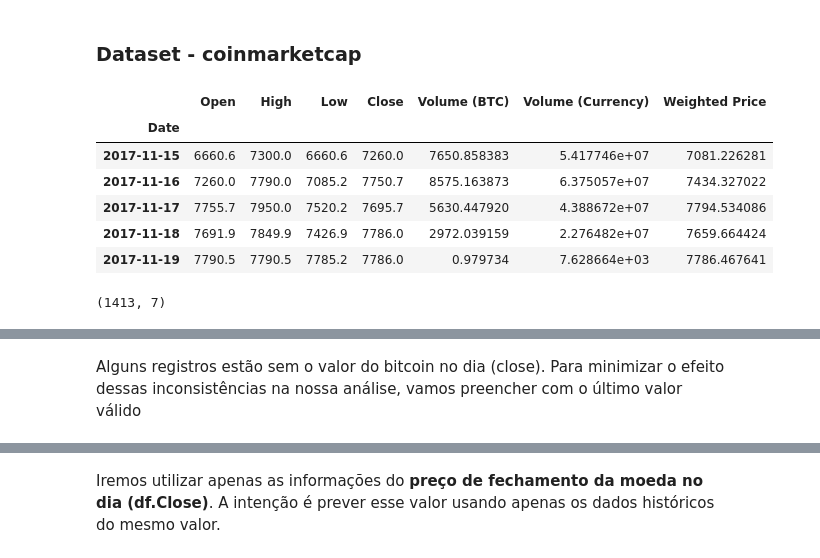
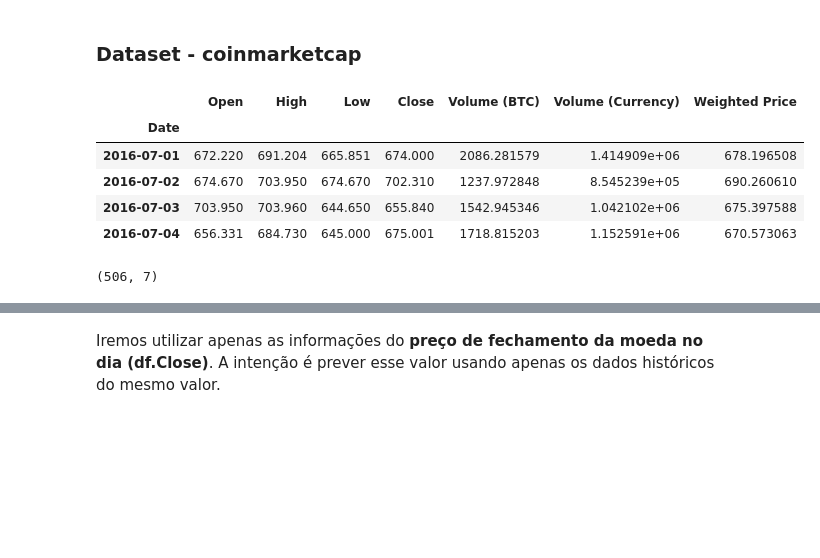
Before and after one commit to marlesson/hackathon_cotidiano_rnn, a Jupyter notebook: RNN - Preço do Bitcoin.ipynb, the cells around one changed output, grey strips where cells are left out. Saved outputs shown, nothing was run; the diff lists cells and outputs as text; code cells hidden in the pictures; blank space fills up the shorter version.

```diff
--- a/RNN - Preço do Bitcoin.ipynb
+++ b/RNN - Preço do Bitcoin.ipynb
@@ -60,22 +55,20 @@ np.random.seed(42)
 df = pd.read_csv(filepath_or_buffer="data_bitcoin.csv", index_col="Date")
-# %%
-df.tail()
-# %% [output]
-|  | Open | High | Low | Close | Volume (BTC) | Volume (Currency) | Weighted Price |
-| Date |  |  |  |  |  |  |  |
-| 2017-11-15 | 6660.6 | 7300.0 | 6660.6 | 7260.0 | 7650.858383 | 5.417746e+07 | 7081.226281 |
-| 2017-11-16 | 7260.0 | 7790.0 | 7085.2 | 7750.7 | 8575.163873 | 6.375057e+07 | 7434.327022 |
-| 2017-11-17 | 7755.7 | 7950.0 | 7520.2 | 7695.7 | 5630.447920 | 4.388672e+07 | 7794.534086 |
-| 2017-11-18 | 7691.9 | 7849.9 | 7426.9 | 7786.0 | 2972.039159 | 2.276482e+07 | 7659.664424 |
-| 2017-11-19 | 7790.5 | 7790.5 | 7785.2 | 7786.0 | 0.979734 | 7.628664e+03 | 7786.467641 |
+# %%
+df = df[906:-1] # Jul 2016 - Now
+df.head(4)
+# %% [output]
+|  | Open | High | Low | Close | Volume (BTC) | Volume (Currency) | Weighted Price |
+| Date |  |  |  |  |  |  |  |
+| 2016-07-01 | 672.220 | 691.204 | 665.851 | 674.000 | 2086.281579 | 1.414909e+06 | 678.196508 |
+| 2016-07-02 | 674.670 | 703.950 | 674.670 | 702.310 | 1237.972848 | 8.545239e+05 | 690.260610 |
+| 2016-07-03 | 703.950 | 703.960 | 644.650 | 655.840 | 1542.945346 | 1.042102e+06 | 675.397588 |
+| 2016-07-04 | 656.331 | 684.730 | 645.000 | 675.001 | 1718.815203 | 1.152591e+06 | 670.573063 |
 # %%
 df.shape
 # %% [output]
-(1413, 7)
+(506, 7)
 # %%
 btc_trace = go.Scatter(x=df.index, y=df['Close'], name= 'Price')
 py.iplot([btc_trace])
 # %% [output]
 [interactive output not drawn]
-# %% [markdown]
-Alguns registros estão sem o valor do bitcoin no dia (close). Para minimizar o efeito dessas inconsistências na nossa análise, vamos preencher com o último valor válido
```
Also changed, not shown: parts of 29 cells of this notebook, 1 other file.
